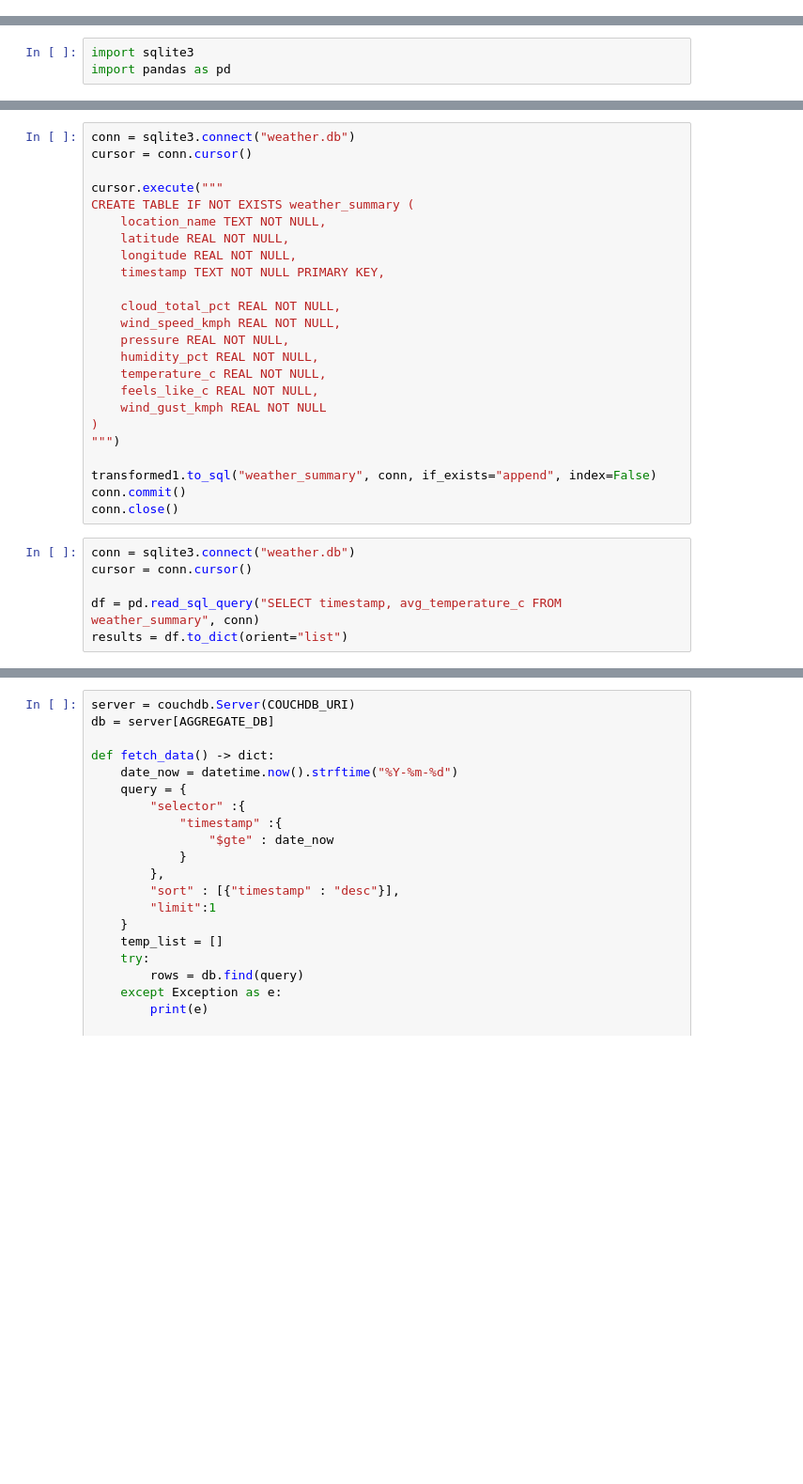
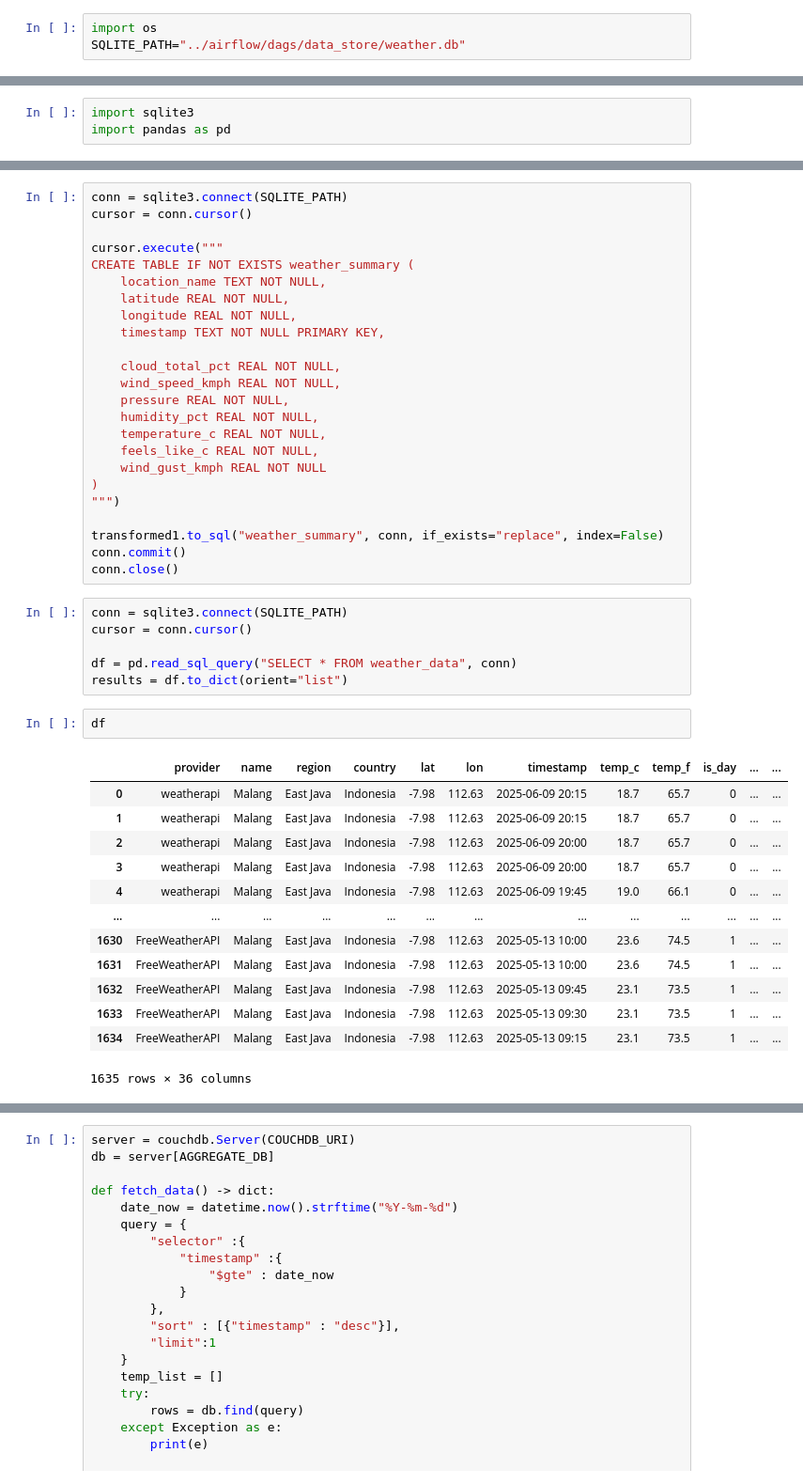
Before and after one commit to hugoalfedoputra-ub/rdv-kelompok-2, a Jupyter notebook: dashboard/query.ipynb, the cells around one changed output, grey strips where cells are left out. Shown at 94% size. Saved outputs shown, nothing was run; the diff lists cells and outputs as text; blank space fills up the shorter version.

```diff
--- a/dashboard/query.ipynb
+++ b/dashboard/query.ipynb
@@ -186,3 +187,6 @@ import pandas as pd
+# %%
+import os
+SQLITE_PATH="../airflow/dags/data_store/weather.db"
 # %%
 def get_all_data(db_name):
     db = server[db_name]
@@ -329,7 +358,7 @@ df.to_sql("weather_data", conn, if_exists="append", index=False)
 conn.commit()
 conn.close()
 # %%
-conn = sqlite3.connect("weather.db")
+conn = sqlite3.connect(SQLITE_PATH)
 cursor = conn.cursor()
 
 cursor.execute("""
@@ -349,13 +378,29 @@ CREATE TABLE IF NOT EXISTS weather_summary (
 )
 """)
 
-transformed1.to_sql("weather_summary", conn, if_exists="append", index=False)
+transformed1.to_sql("weather_summary", conn, if_exists="replace", index=False)
 conn.commit()
 conn.close()
 # %%
-conn = sqlite3.connect("weather.db")
+conn = sqlite3.connect(SQLITE_PATH)
 cursor = conn.cursor()
 
-df = pd.read_sql_query("SELECT timestamp, avg_temperature_c FROM weather_summary", conn)
+df = pd.read_sql_query("SELECT * FROM weather_data", conn)
 results = df.to_dict(orient="list")
+# %%
+df
+# %% [output]
+|  | provider | name | region | country | lat | lon | timestamp | temp_c | temp_f | is_day | ... | ... |
+| 0 | weatherapi | Malang | East Java | Indonesia | -7.98 | 112.63 | 2025-06-09 20:15 | 18.7 | 65.7 | 0 | ... | ... |
+| 1 | weatherapi | Malang | East Java | Indonesia | -7.98 | 112.63 | 2025-06-09 20:15 | 18.7 | 65.7 | 0 | ... | ... |
+| 2 | weatherapi | Malang | East Java | Indonesia | -7.98 | 112.63 | 2025-06-09 20:00 | 18.7 | 65.7 | 0 | ... | ... |
+| 3 | weatherapi | Malang | East Java | Indonesia | -7.98 | 112.63 | 2025-06-09 20:00 | 18.7 | 65.7 | 0 | ... | ... |
+| 4 | weatherapi | Malang | East Java | Indonesia | -7.98 | 112.63 | 2025-06-09 19:45 | 19.0 | 66.1 | 0 | ... | ... |
+| ... | ... | ... | ... | ... | ... | ... | ... | ... | ... | ... | ... | ... |
+| 1630 | FreeWeatherAPI | Malang | East Java | Indonesia | -7.98 | 112.63 | 2025-05-13 10:00 | 23.6 | 74.5 | 1 | ... | ... |
+| 1631 | FreeWeatherAPI | Malang | East Java | Indonesia | -7.98 | 112.63 | 2025-05-13 10:00 | 23.6 | 74.5 | 1 | ... | ... |
+| 1632 | FreeWeatherAPI | Malang | East Java | Indonesia | -7.98 | 112.63 | 2025-05-13 09:45 | 23.1 | 73.5 | 1 | ... | ... |
+| 1633 | FreeWeatherAPI | Malang | East Java | Indonesia | -7.98 | 112.63 | 2025-05-13 09:30 | 23.1 | 73.5 | 1 | ... | ... |
+| 1634 | FreeWeatherAPI | Malang | East Java | Indonesia | -7.98 | 112.63 | 2025-05-13 09:15 | 23.1 | 73.5 | 1 | ... | ... |
+1635 rows × 36 columns
 # %%
```
Also changed, not shown: parts of 24 cells of this notebook, 6 other files.
